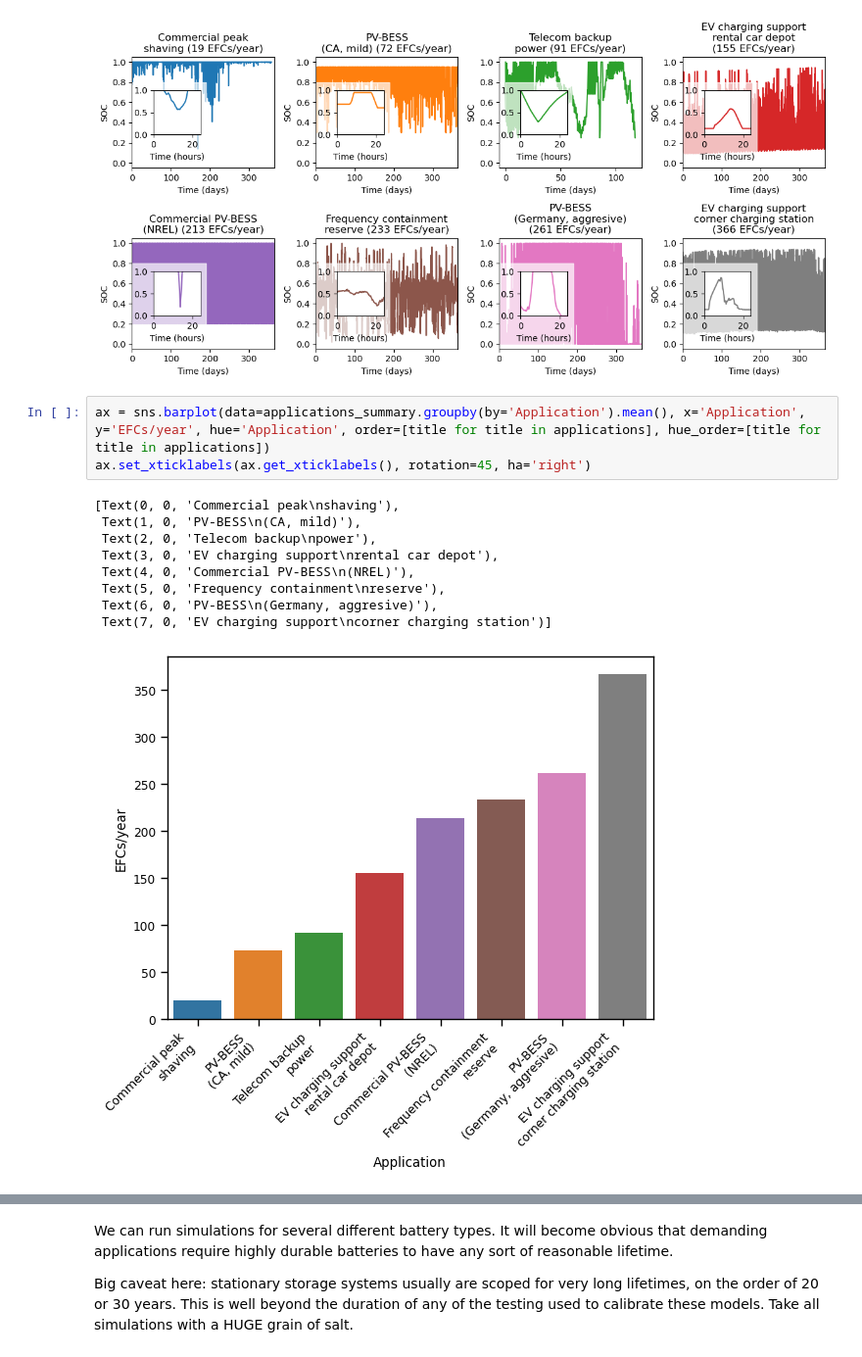
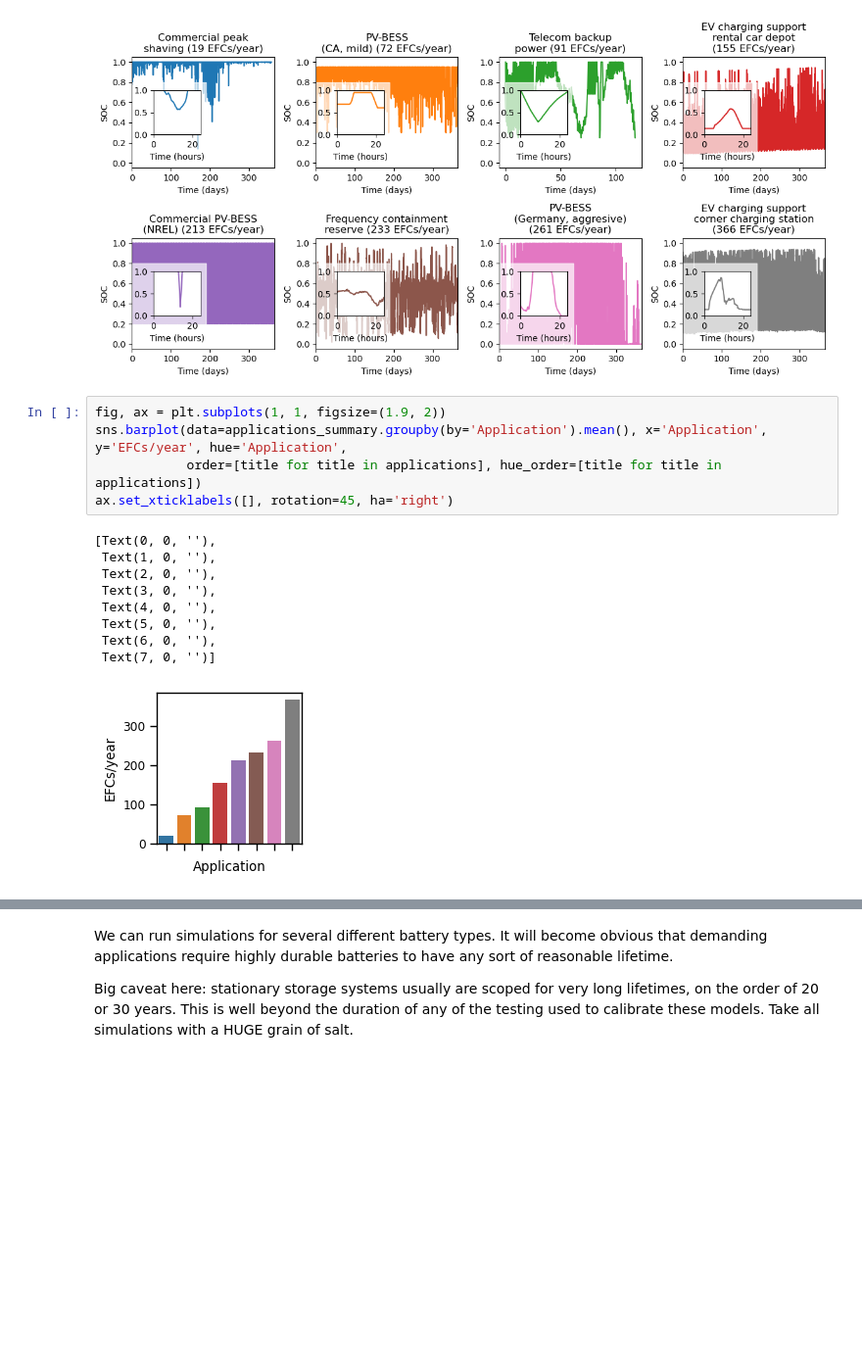
Before and after one commit to NREL/BLAST-Lite, a Jupyter notebook: examples/example_stationary_storage_life.ipynb, the cells around one changed output, grey strips where cells are left out. Shown at 98% size. Drawn from its saved outputs; the diff is of its cells as text; blank space fills up the shorter version.

```diff
--- a/examples/example_stationary_storage_life.ipynb
+++ b/examples/example_stationary_storage_life.ipynb
@@ -118,16 +118,18 @@ plt.tight_layout()
 # %% [output]
 [figure]
 # %%
-ax = sns.barplot(data=applications_summary.groupby(by='Application').mean(), x='Application', y='EFCs/year', hue='Application', order=[title for title in applications], hue_order=[title for title in applications])
-ax.set_xticklabels(ax.get_xticklabels(), rotation=45, ha='right')
+fig, ax = plt.subplots(1, 1, figsize=(1.9, 2))
+sns.barplot(data=applications_summary.groupby(by='Application').mean(), x='Application', y='EFCs/year', hue='Application',
+            order=[title for title in applications], hue_order=[title for title in applications])
+ax.set_xticklabels([], rotation=45, ha='right')
 # %% [output]
-[Text(0, 0, 'Commercial peak\nshaving'),
- Text(1, 0, 'PV-BESS\n(CA, mild)'),
- Text(2, 0, 'Telecom backup\npower'),
- Text(3, 0, 'EV charging support\nrental car depot'),
- Text(4, 0, 'Commercial PV-BESS\n(NREL)'),
- Text(5, 0, 'Frequency containment\nreserve'),
- Text(6, 0, 'PV-BESS\n(Germany, aggresive)'),
- Text(7, 0, 'EV charging support\ncorner charging station')]
+[Text(0, 0, ''),
+ Text(1, 0, ''),
+ Text(2, 0, ''),
+ Text(3, 0, ''),
+ Text(4, 0, ''),
+ Text(5, 0, ''),
+ Text(6, 0, ''),
+ Text(7, 0, '')]
-[figure, old version]
+[figure, new version]
 # %%
```
Also changed, not shown: parts of 3 cells of this notebook, 10 other files.
